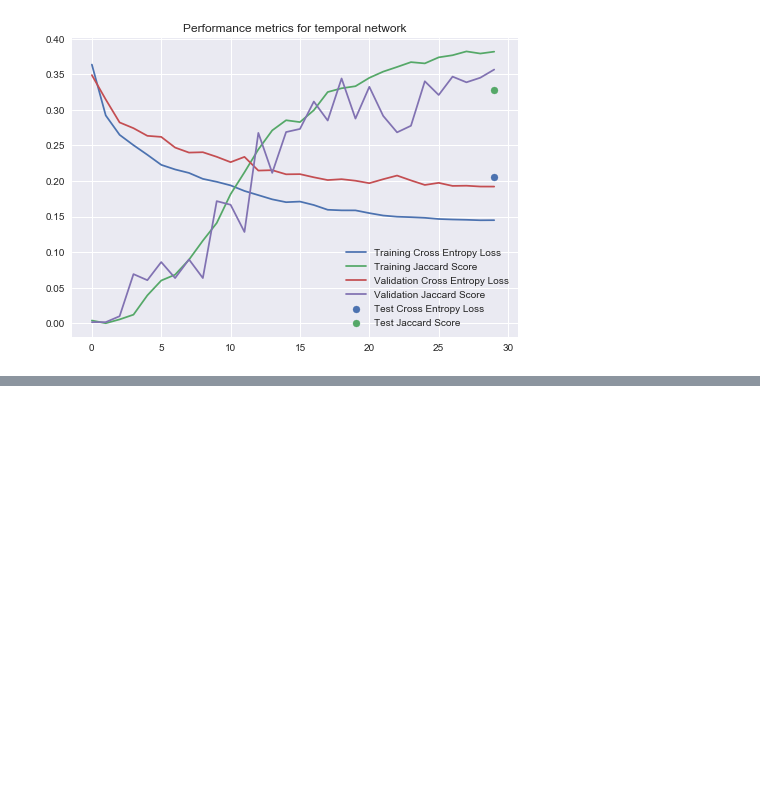
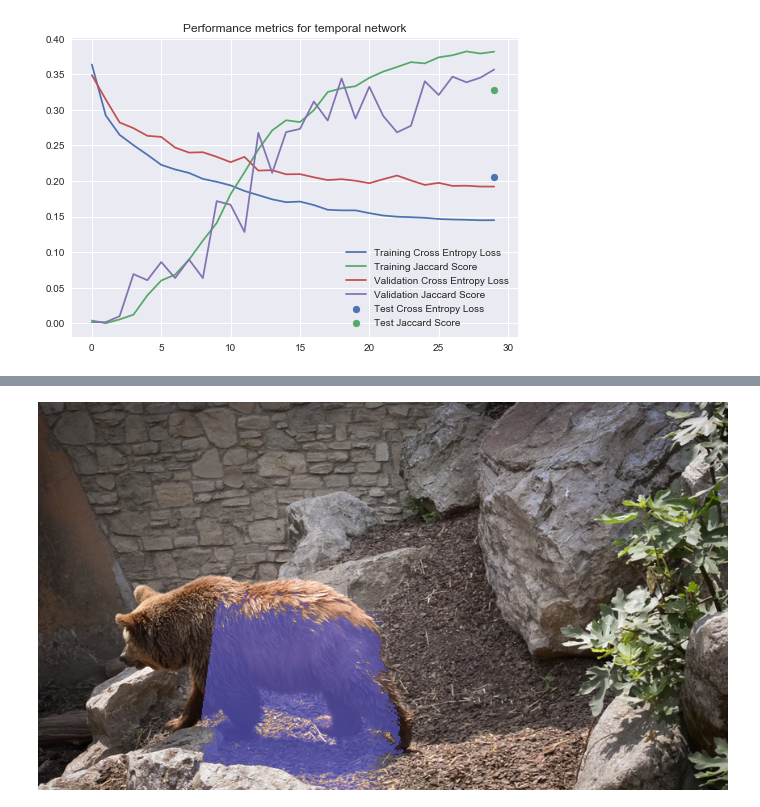
Before and after one commit to DanielPolatajko/ivcproject, a Jupyter notebook: Graphing.ipynb, the cells around one changed output, grey strips where cells are left out. Saved outputs shown, nothing was run; the diff lists cells and outputs as text; code cells hidden in the pictures; blank space fills up the shorter version.

```diff
--- a/Graphing.ipynb
+++ b/Graphing.ipynb
@@ -63,0 +90,8 @@ plt.legend()
+# %%
+temp = list(kmmask2.getdata())
+# %%
+for i, pixel in enumerate(temp):
+    if pixel[:3] == (255,255,255):
+        temp[i] = (0,0,255,100)
+    else:
+        temp[i] = (255,0,0,0)
@@ -63,0 +112,23 @@ plt.legend()
+# %%
+def overlay_segment(img, segment):
+    back = img.convert("RGBA")
+    fore = segment.convert("RGBA")
+
+    temp = list(fore.getdata())
+    for i, pixel in enumerate(temp):
+        if pixel[:3] == (255,255,255):
+            temp[i] = (0,0,255,100)
+        else:
+            temp[i] = (255,0,0,0)
+
+    fore.putdata(temp)
+
+    back.paste(fore, (0,0),fore)
+
+    return back
+# %%
+i = overlay_segment(bear,kmmask)
+# %%
+i
+# %% [output]
+[figure, added]
```
Also changed, not shown: parts of 13 cells of this notebook, 2 other files.
